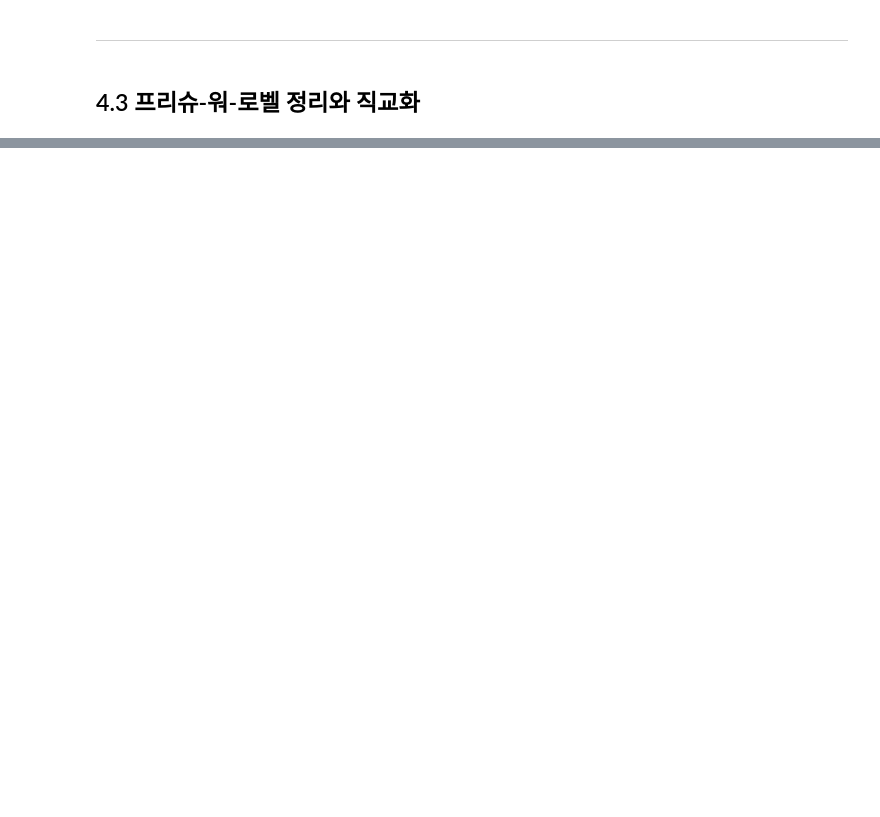
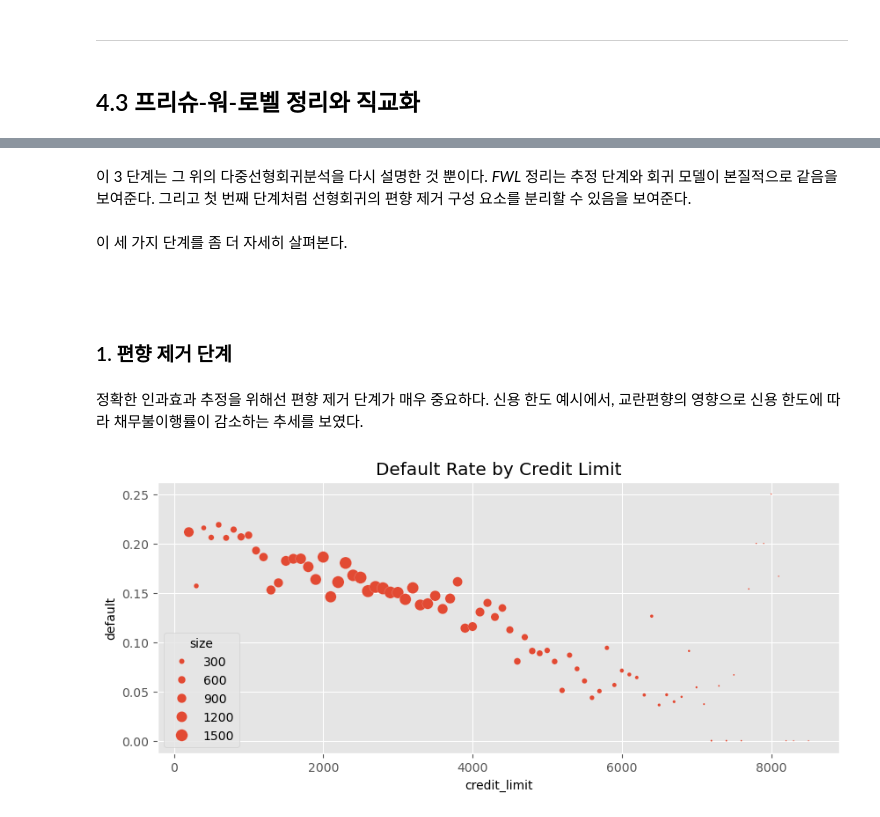
Before and after one commit to csw0625/Causal_Inference, a Jupyter notebook: Ch04.The_unreasonable_effectiveness_of_linear_regression.ipynb, the cells around one changed output, grey strips where cells are left out. Cells and saved outputs as stored; diff of their text form; code cells hidden in the pictures; blank space fills up the shorter version.

```diff
--- a/Ch04.The_unreasonable_effectiveness_of_linear_regression.ipynb
+++ b/Ch04.The_unreasonable_effectiveness_of_linear_regression.ipynb
@@ -306,0 +359,29 @@ $$
+# %% [markdown]
+이 3 단계는 그 위의 다중선형회귀분석을 다시 설명한 것 뿐이다. *FWL* 정리는 추정 단계와 회귀 모델이 본질적으로 같음을 보여준다. 그리고 첫 번째 단계처럼 선형회귀의 편향 제거 구성 요소를 분리할 수 있음을 보여준다.
+# %% [markdown]
+이 세 가지 단계를 좀 더 자세히 살펴본다.
+# %% [markdown]
+###
+# %% [markdown]
+### 1. 편향 제거 단계
+# %% [markdown]
+정확한 인과효과 추정을 위해선 편향 제거 단계가 매우 중요하다. 신용 한도 예시에서, 교란편향의 영향으로 신용 한도에 따라 채무불이행률이 감소하는 추세를 보였다.
+# %%
+plt_df = (risk_data
+          .assign(size=1)
+          .groupby("credit_limit")
+          .agg({"default": "mean", "size":sum})
+          .reset_index())
+
+plt.figure(figsize=(10,4))
+sns.scatterplot(data=plt_df,
+                x="credit_limit",
+                y="default",
+                size="size",
+                sizes=(1,100))
+
+
+plt.title("Default Rate by Credit Limit")
+plt.show()
+# %% [output]
+[figure, added]
```
Also changed, not shown: parts of 65 cells of this notebook.
